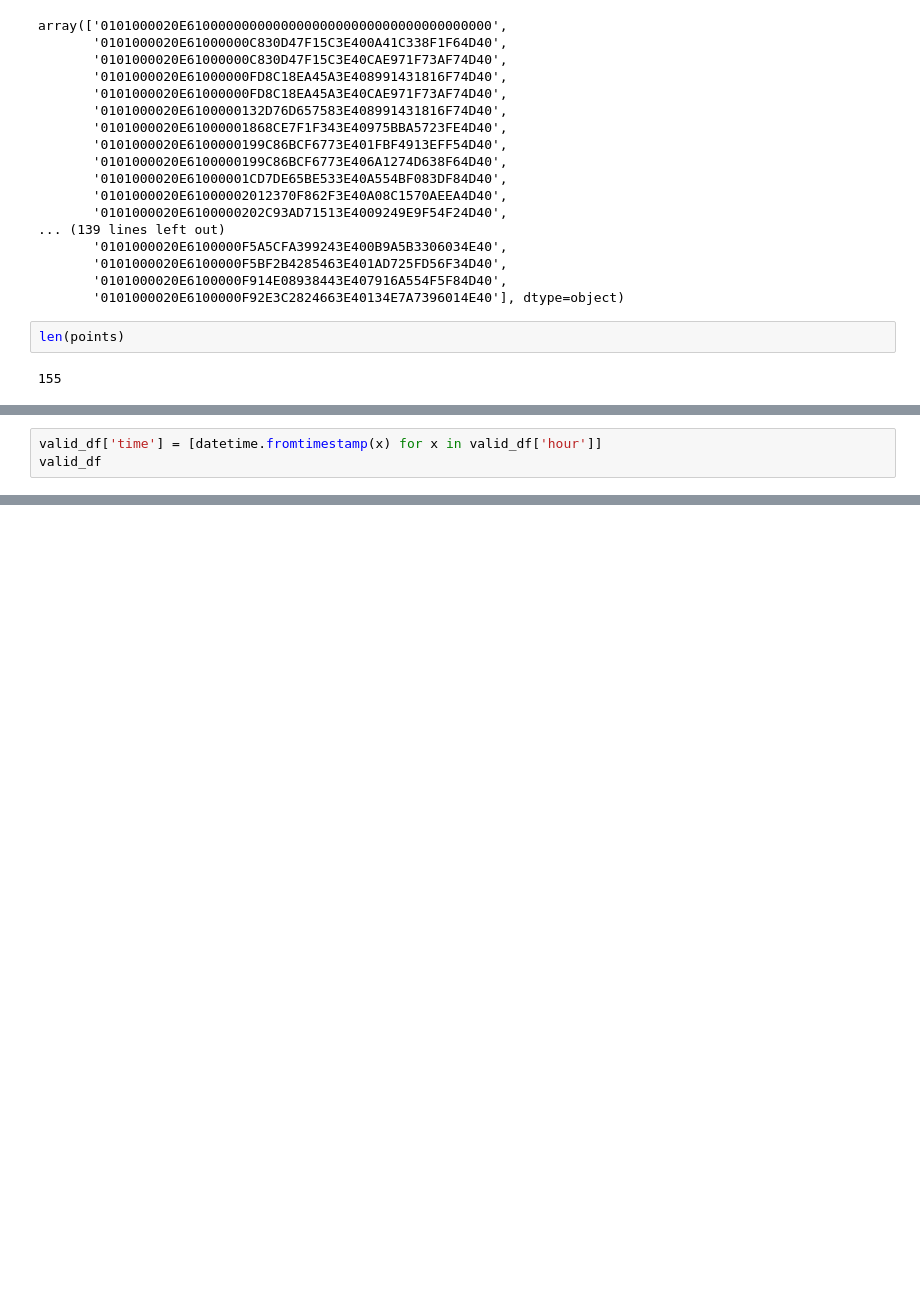
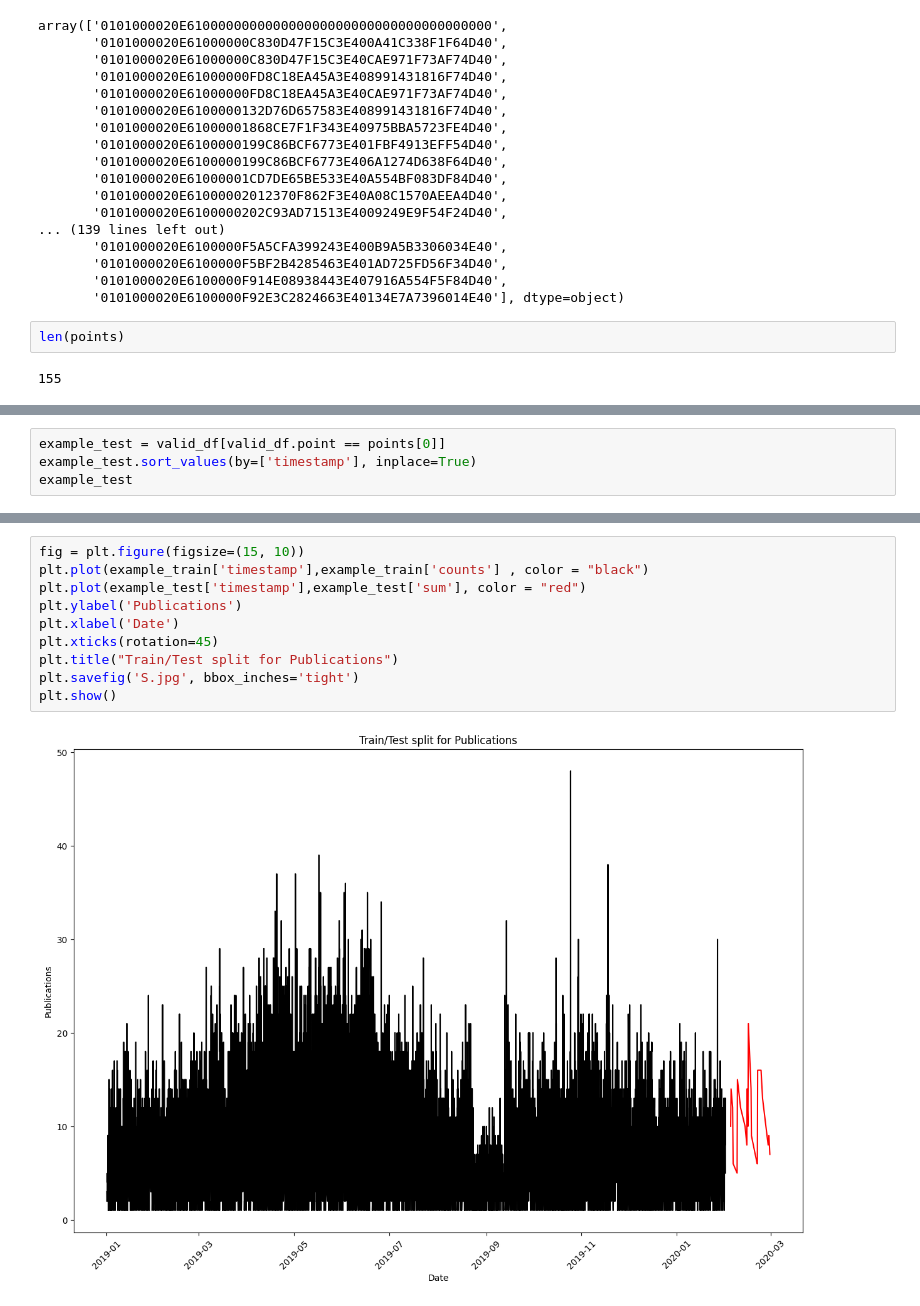
Before and after one commit to AAYamoldin/TrainingPrograms, a Jupyter notebook: Python/ITMO_ Machine_Learning_for_Industrial_Data/Lab1/lab1.ipynb, the cells around one changed output, grey strips where cells are left out. Saved outputs shown, nothing was run; the diff lists cells and outputs as text; blank space fills up the shorter version.

```diff
--- a/Python/ITMO_ Machine_Learning_for_Industrial_Data/Lab1/lab1.ipynb
+++ b/Python/ITMO_ Machine_Learning_for_Industrial_Data/Lab1/lab1.ipynb
@@ -225,3 +246,0 @@ example
-# %%
-valid_df['time'] = [datetime.fromtimestamp(x) for x in valid_df['hour']]
-valid_df
@@ -241,0 +247,4 @@ valid_df
+# %%
+example_test = valid_df[valid_df.point == points[0]]
+example_test.sort_values(by=['timestamp'], inplace=True)
+example_test
@@ -241,0 +273,12 @@ valid_df
+# %%
+fig = plt.figure(figsize=(15, 10))
+plt.plot(example_train['timestamp'],example_train['counts'] , color = "black")
+plt.plot(example_test['timestamp'],example_test['sum'], color = "red")
+plt.ylabel('Publications')
+plt.xlabel('Date')
+plt.xticks(rotation=45)
+plt.title("Train/Test split for Publications")
+plt.savefig('S.jpg', bbox_inches='tight')
+plt.show()
+# %% [output]
+[figure, added]
```
Also changed, not shown: parts of 18 cells of this notebook.
